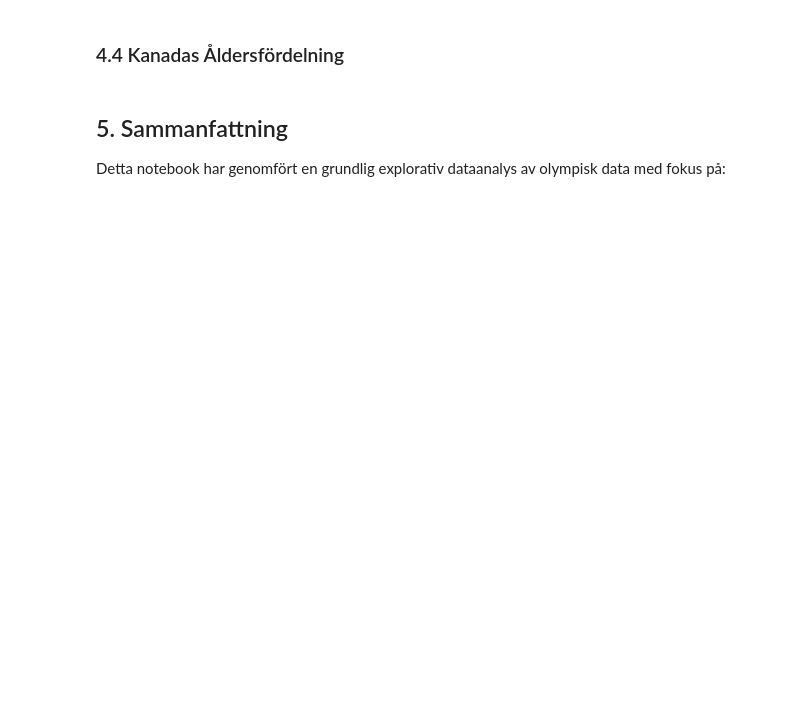
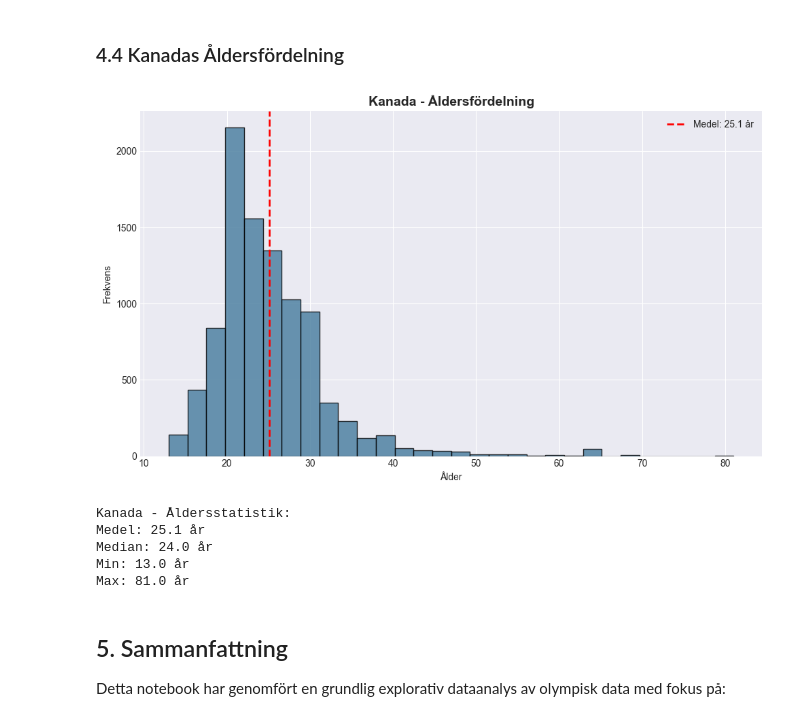
Before and after one commit to TahGue/projekt_os_kanada, a Jupyter notebook: notebooks/01_exploratory_analysis.ipynb, the cells around one changed output. Cells and saved outputs as stored; diff of their text form; code cells hidden in the pictures; blank space fills up the shorter version.

```diff
--- a/notebooks/01_exploratory_analysis.ipynb
+++ b/notebooks/01_exploratory_analysis.ipynb
@@ -218,5 +320,33 @@ plt.show
 # %% [markdown]
 ### 4.4 Kanadas Åldersfördelning
+# %%
+# Canada age distribution
+canada_ages = canada_df['Age'].dropna()
+
+fig, ax = plt.subplots(figsize=(10, 6))
+ax.hist(canada_ages, bins=30, color='#457B9D', alpha=0.8, edgecolor='black')
+ax.axvline(canada_ages.mean(), color='red', linestyle='--', linewidth=2,
+           label=f'Medel: {canada_ages.mean():.1f} år')
+ax.set_title('Kanada - Åldersfördelning', fontsize=14, fontweight='bold')
+ax.set_xlabel('Ålder')
+ax.set_ylabel('Frekvens')
+ax.legend()
+plt.tight_layout()
+plt.savefig('../figures/canada_age_distribution.png', dpi=300, bbox_inches='tight')
+plt.show()
+
+print(f"Kanada - Åldersstatistik:")
+print(f"Medel: {canada_ages.mean():.1f} år")
+print(f"Median: {canada_ages.median():.1f} år")
+print(f"Min: {canada_ages.min()} år")
+print(f"Max: {canada_ages.max()} år")
+# %% [output]
+[figure, added]
+Kanada - Åldersstatistik:
+Medel: 25.1 år
+Median: 24.0 år
+Min: 13.0 år
+Max: 81.0 år
 # %% [markdown]
 ## 5. Sammanfattning
 
```
Also changed, not shown: parts of 6 cells of this notebook, 7 other files.
